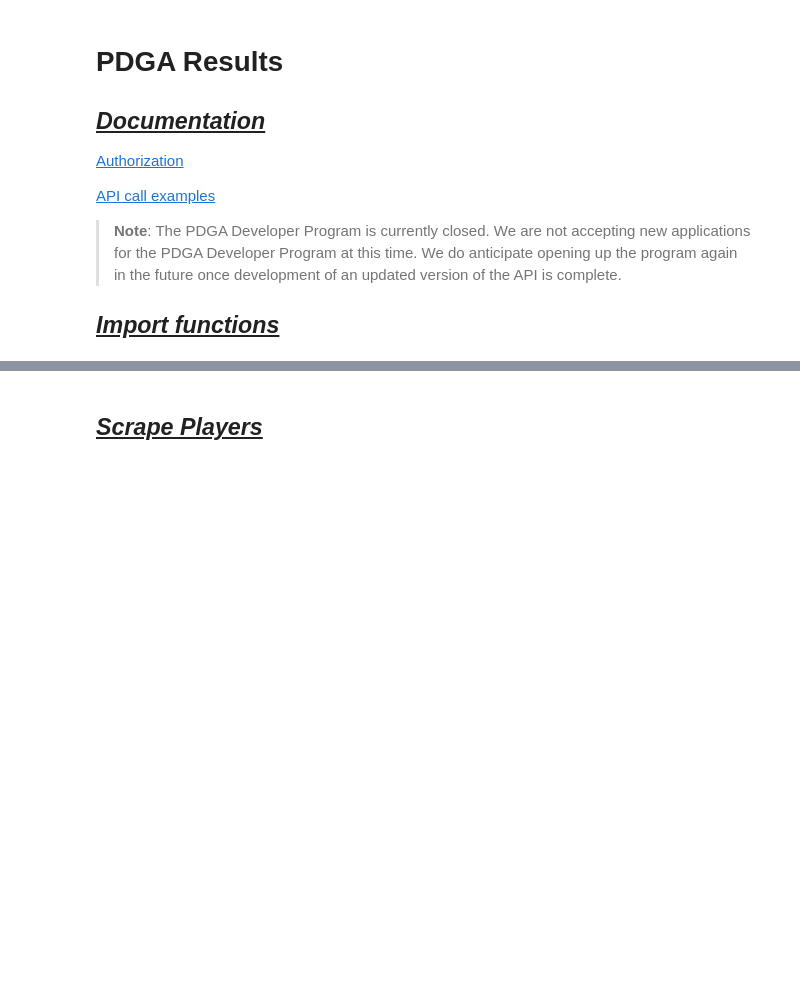
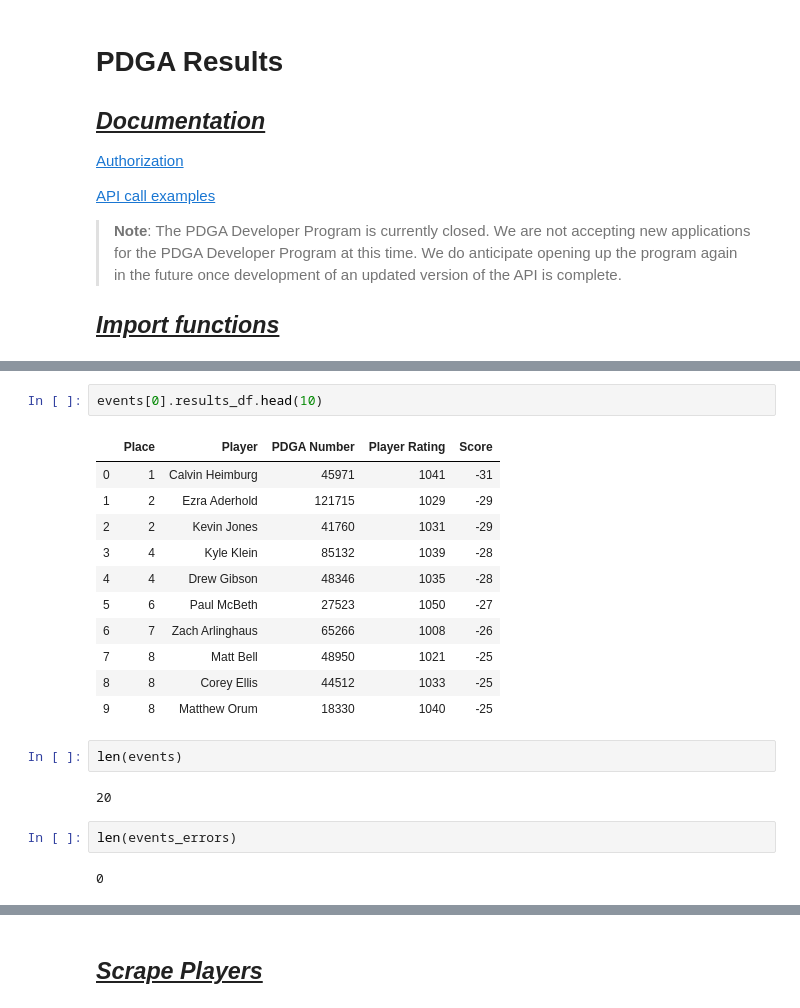
Before and after one commit to p-szymo/dg_fantasy, a Jupyter notebook: PDGA_Results_SCRAPE-OOP-current-version.ipynb, the cells around one changed output, grey strips where cells are left out. Saved outputs shown, nothing was run; the diff lists cells and outputs as text; blank space fills up the shorter version.

```diff
--- a/PDGA_Results_SCRAPE-OOP-current-version.ipynb
+++ b/PDGA_Results_SCRAPE-OOP-current-version.ipynb
@@ -28,0 +52,22 @@ import time
+# %%
+events[0].results_df.head(10)
+# %% [output]
+|  | Place | Player | PDGA Number | Player Rating | Score |
+| 0 | 1 | Calvin Heimburg | 45971 | 1041 | -31 |
+| 1 | 2 | Ezra Aderhold | 121715 | 1029 | -29 |
+| 2 | 2 | Kevin Jones | 41760 | 1031 | -29 |
+| 3 | 4 | Kyle Klein | 85132 | 1039 | -28 |
+| 4 | 4 | Drew Gibson | 48346 | 1035 | -28 |
+| 5 | 6 | Paul McBeth | 27523 | 1050 | -27 |
+| 6 | 7 | Zach Arlinghaus | 65266 | 1008 | -26 |
+| 7 | 8 | Matt Bell | 48950 | 1021 | -25 |
+| 8 | 8 | Corey Ellis | 44512 | 1033 | -25 |
+| 9 | 8 | Matthew Orum | 18330 | 1040 | -25 |
+# %%
+len(events)
+# %% [output]
+20
+# %%
+len(events_errors)
+# %% [output]
+0
```
Also changed, not shown: parts of 36 cells of this notebook, 5 other files.
